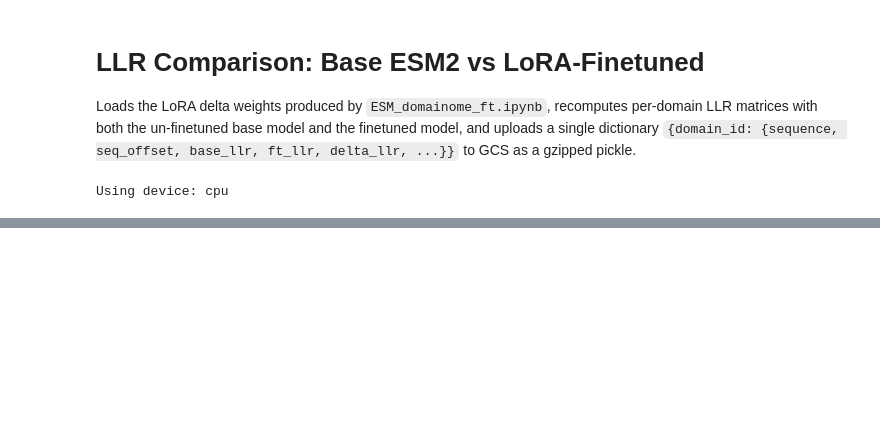
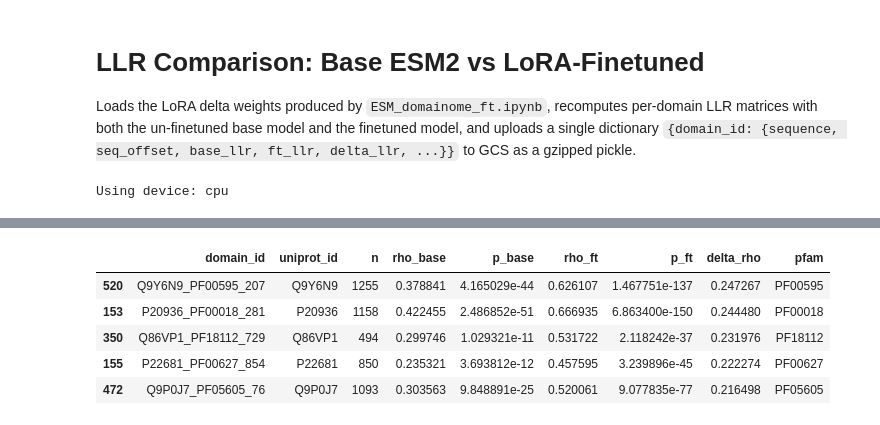
Before and after one commit to Hutch-Johnson/Protein-Language-Models, a Jupyter notebook: ESM_domainome_llr_compare.ipynb, the cells around one changed output, grey strips where cells are left out. Saved outputs shown, nothing was run; the diff lists cells and outputs as text; code cells hidden in the pictures; blank space fills up the shorter version.

```diff
--- a/ESM_domainome_llr_compare.ipynb
+++ b/ESM_domainome_llr_compare.ipynb
@@ -415,0 +171,29 @@ delta_df = pd.DataFrame(entry["delta_llr"], index=entry["aa_order"], columns=ent
+# %%
+# ── Load llr_dict (skip recompute) ───────────────────────────────────────────
+#
+# Loads the gzipped pickle written by the save cell above. Prefers the local
+# copy at LLR_LOCAL_PATH and falls back to downloading from GCS if needed.
+# After this cell, `payload`, `llr_dict`, and `best_cfg` are populated and the
+# Spearman cell below can be run directly without recomputing LLRs.
+
+if not os.path.exists(LLR_LOCAL_PATH):
+    print(f"Downloading LLR comparison from gs://{GCS_BUCKET}/{GCS_LLR_OUTPUT_KEY}")
+    gcs_download_to_file(GCS_LLR_OUTPUT_KEY, LLR_LOCAL_PATH)
+else:
+    print(f"Using local LLR comparison: {LLR_LOCAL_PATH}")
+
+with gzip.open(LLR_LOCAL_PATH, "rb") as gz:
+    payload = pickle.load(gz)
+
+llr_dict = payload["domains"]
+best_cfg = payload.get("best_config", best_cfg if "best_cfg" in dir() else None)
+
+print(f"Loaded payload for run_id={payload.get('run_id')} "
+      f"model={payload.get('model_name')}")
+print(f"Domains in payload: {len(llr_dict)}")
+sample_id = next(iter(llr_dict))
+sample    = llr_dict[sample_id]
+print(f"Sample domain: {sample_id}  "
+      f"seq_len={len(sample['sequence'])}  "
+      f"base_llr={sample['base_llr'].shape}  "
+      f"ft_llr={sample['ft_llr'].shape}")
@@ -415,0 +329,9 @@ delta_df = pd.DataFrame(entry["delta_llr"], index=entry["aa_order"], columns=ent
+# %%
+corr_df.head()
+# %% [output]
+|  | domain_id | uniprot_id | n | rho_base | p_base | rho_ft | p_ft | delta_rho | pfam |
+| 520 | Q9Y6N9_PF00595_207 | Q9Y6N9 | 1255 | 0.378841 | 4.165029e-44 | 0.626107 | 1.467751e-137 | 0.247267 | PF00595 |
+| 153 | P20936_PF00018_281 | P20936 | 1158 | 0.422455 | 2.486852e-51 | 0.666935 | 6.863400e-150 | 0.244480 | PF00018 |
+| 350 | Q86VP1_PF18112_729 | Q86VP1 | 494 | 0.299746 | 1.029321e-11 | 0.531722 | 2.118242e-37 | 0.231976 | PF18112 |
+| 155 | P22681_PF00627_854 | P22681 | 850 | 0.235321 | 3.693812e-12 | 0.457595 | 3.239896e-45 | 0.222274 | PF00627 |
+| 472 | Q9P0J7_PF05605_76 | Q9P0J7 | 1093 | 0.303563 | 9.848891e-25 | 0.520061 | 9.077835e-77 | 0.216498 | PF05605 |
```
Also changed, not shown: parts of 15 cells of this notebook, 1 other file.
